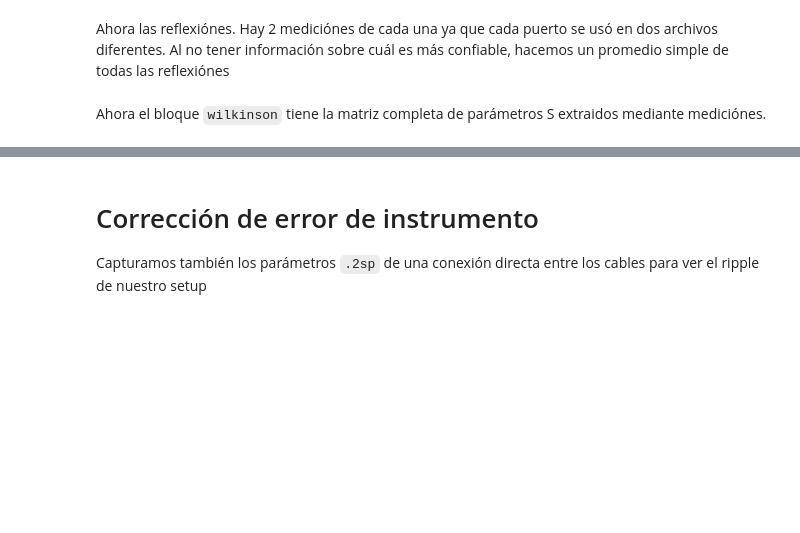
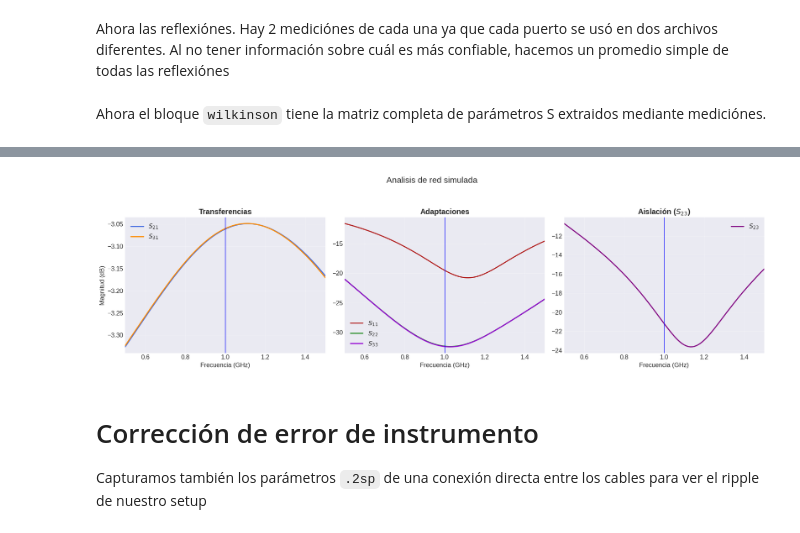
Before and after one commit to SimonAulet/Analisis-Wilkinson, a Jupyter notebook: Analisis.ipynb, the cells around one changed output, grey strips where cells are left out. Drawn from its saved outputs; the diff is of its cells as text; code cells hidden in the pictures; blank space fills up the shorter version.

```diff
--- a/Analisis.ipynb
+++ b/Analisis.ipynb
@@ -132,3 +94,9 @@ plt.show()
+# %%
+simulado = rf.Network('simulaciones/simulado.s3p')
+# %%
+plot_s_parameters(simulado, 'Analisis de red simulada', save_fig=True, autoscales=True)
+# %% [output]
+[figure, added]
 # %% [markdown]
 # Corrección de error de instrumento
 Capturamos también los  parámetros `.2sp` de una conexión directa entre los cables para ver el ripple de nuestro setup
```
Also changed, not shown: parts of 15 cells of this notebook, 9 other files.
